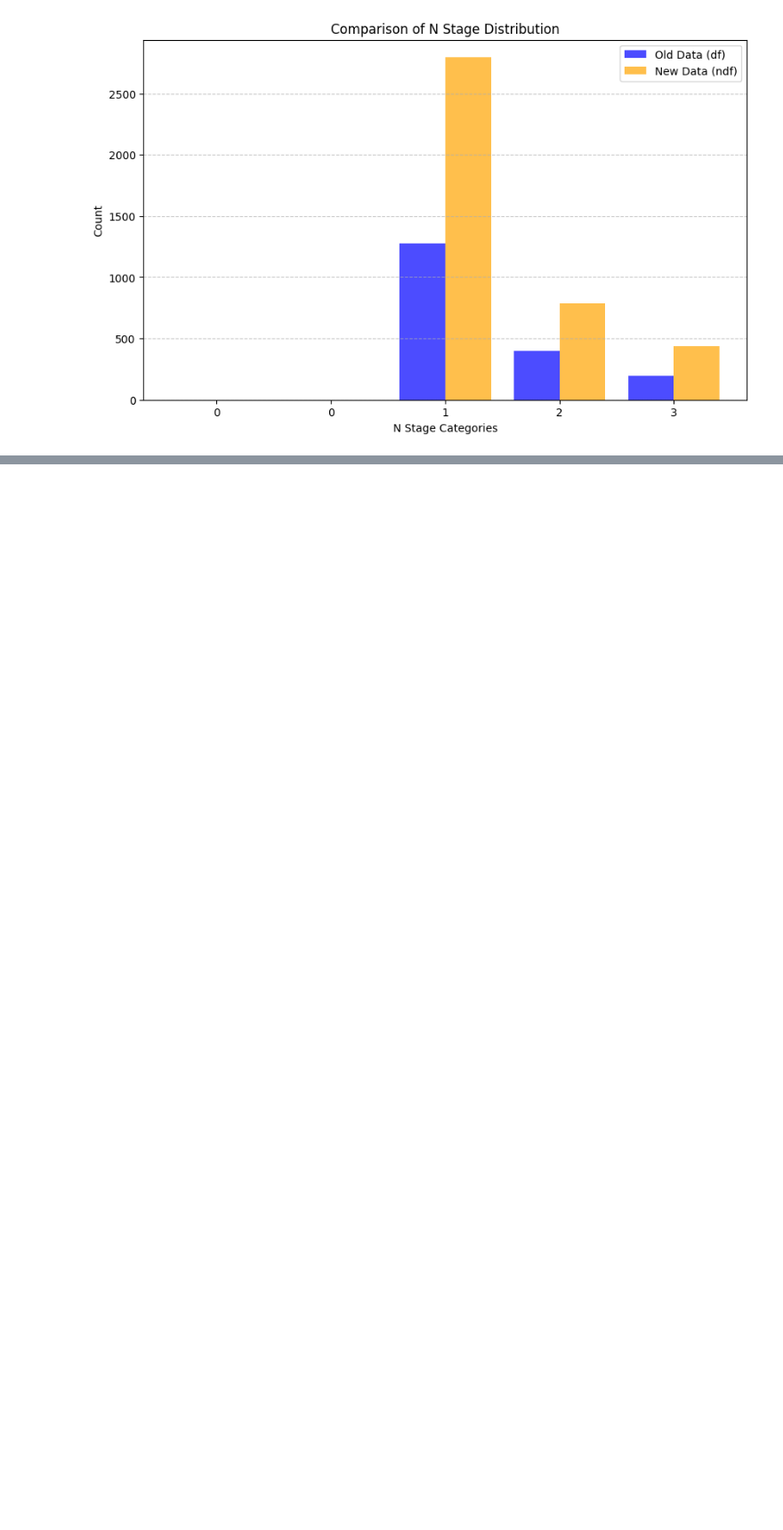
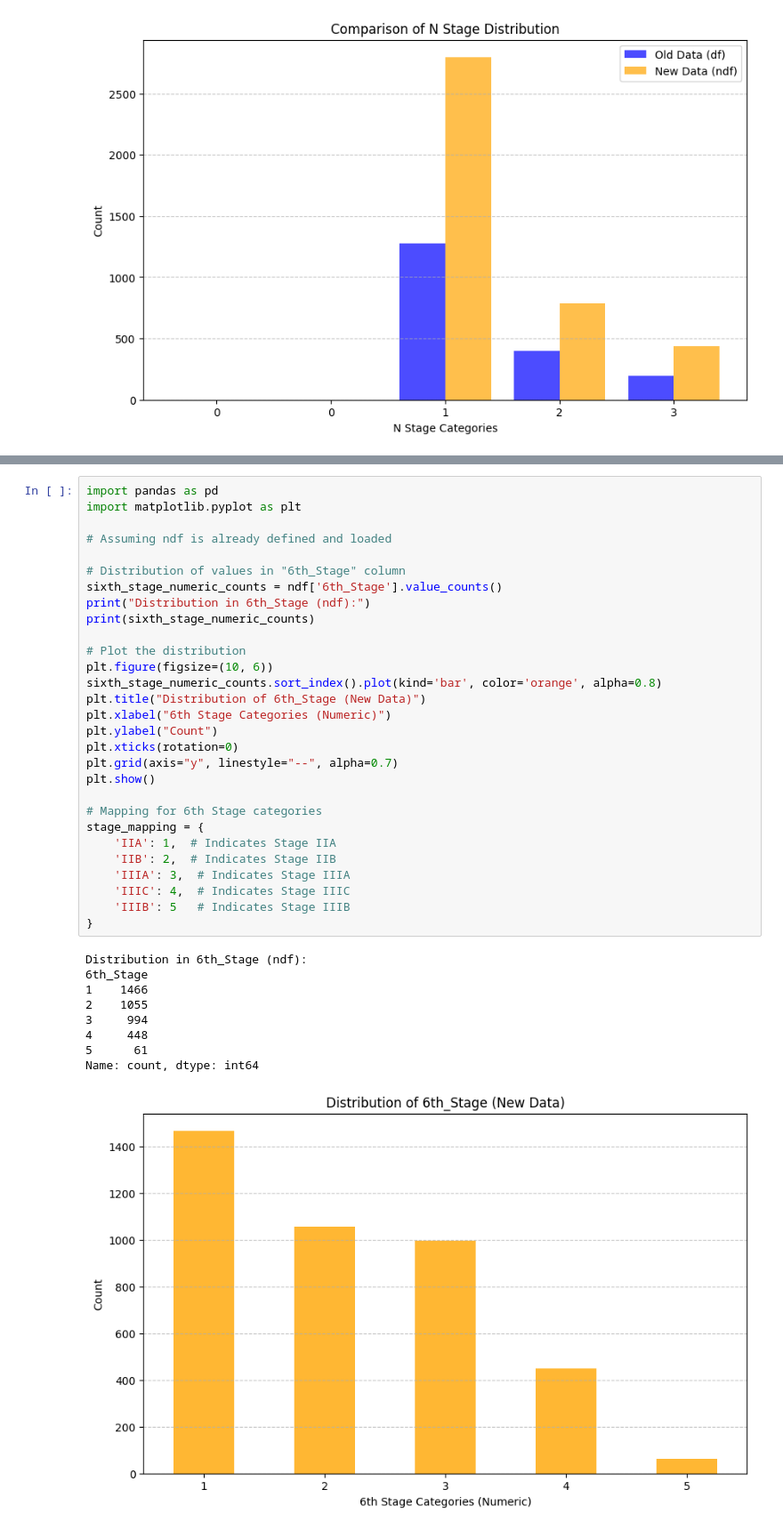
Before and after one commit to 3bdalrhmanS3d/Breast_Cancer, a Jupyter notebook: code.ipynb, the cells around one changed output, grey strips where cells are left out. Shown at 89% size. Drawn from its saved outputs; the diff is of its cells as text; blank space fills up the shorter version.

```diff
--- a/code.ipynb
+++ b/code.ipynb
@@ -1814,0 +1862,39 @@ Name: count, dtype: int64
+# %%
+import pandas as pd
+import matplotlib.pyplot as plt
+
+# Assuming ndf is already defined and loaded
+
+# Distribution of values in "6th_Stage" column
+sixth_stage_numeric_counts = ndf['6th_Stage'].value_counts()
+print("Distribution in 6th_Stage (ndf):")
+print(sixth_stage_numeric_counts)
+
+# Plot the distribution
+plt.figure(figsize=(10, 6))
+sixth_stage_numeric_counts.sort_index().plot(kind='bar', color='orange', alpha=0.8)
+plt.title("Distribution of 6th_Stage (New Data)")
+plt.xlabel("6th Stage Categories (Numeric)")
+plt.ylabel("Count")
+plt.xticks(rotation=0)
+plt.grid(axis="y", linestyle="--", alpha=0.7)
+plt.show()
+
+# Mapping for 6th Stage categories
+stage_mapping = {
+    'IIA': 1,  # Indicates Stage IIA
+    'IIB': 2,  # Indicates Stage IIB
+    'IIIA': 3,  # Indicates Stage IIIA
+    'IIIC': 4,  # Indicates Stage IIIC
+    'IIIB': 5   # Indicates Stage IIIB
+}
+# %% [output]
+Distribution in 6th_Stage (ndf):
+6th_Stage
+1    1466
+2    1055
+3     994
+4     448
+5      61
+Name: count, dtype: int64
+[figure, added]
```
Also changed, not shown: parts of 27 cells of this notebook, 1 other file.
